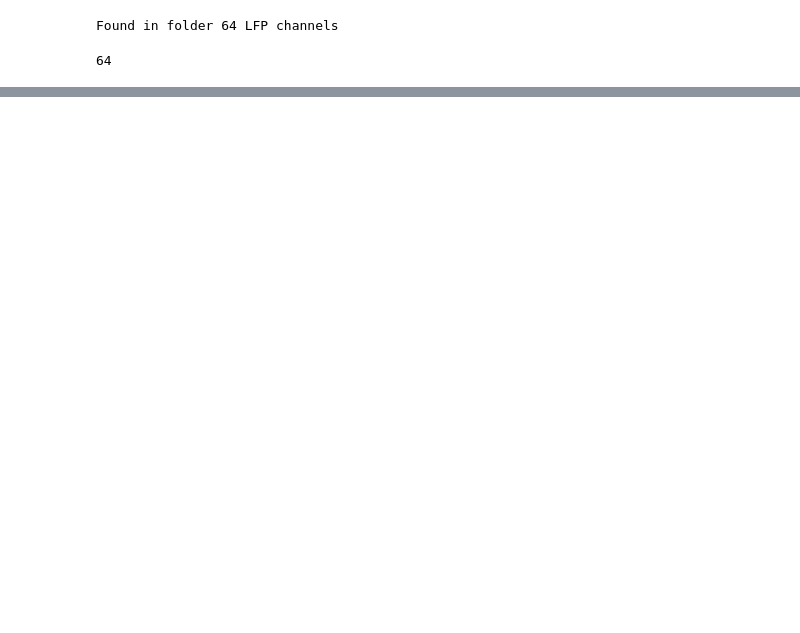
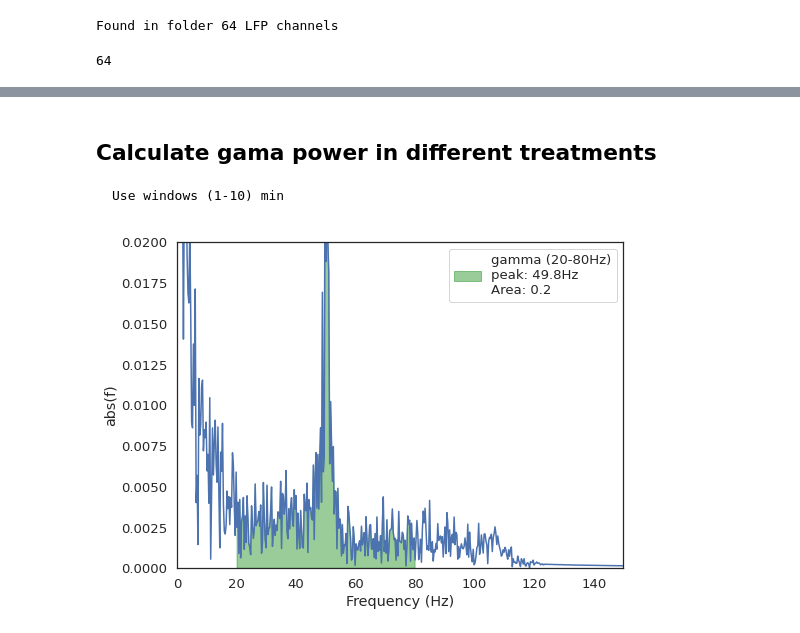
Before and after one commit to cafalchio/EXvivo, a Jupyter notebook: EEG_analysis.ipynb, the cells around one changed output, grey strips where cells are left out. Saved outputs shown, nothing was run; the diff lists cells and outputs as text; code cells hidden in the pictures; blank space fills up the shorter version.

```diff
--- a/EEG_analysis.ipynb
+++ b/EEG_analysis.ipynb
@@ -126,3 +136,17 @@ def read_treatment_times(df, slice):
+# %%
+def calculate_fft(x, window=1):
+    '''Calculates the LFP of the signal in windows n minutes'''
+    win = window * fs * 60
+    g = int(len(x)/win)
+    # print(g)
+    fftx = []
+    for i in range(g):
+        start = i*win
+        end = i*win+win
+        # print(len(data[start:end])/2500)
+        fftx.append(fft(x[start:end], n=2048*4))
+        break
+    return np.array(fftx)
 # %%
 class LFP:
     def __init__(self, path_to_data):
@@ -310,0 +348,33 @@ NameError: ignored
+# %% [markdown]
+## Calculate gama power in different treatments
+
+    Use windows (1-10) min
+# %%
+# Calculate FFT for the signal in windows of 1 minute
+ffts = calculate_fft(slice1_151015_130152.get_data()[0], window=1)
+ffts.mean(axis=0)
+sns.set(font_scale=1.2, style='white')
+max_freq = 1250
+freqs = np.linspace(0, 1, 4096) * 1250
+idx_delta = np.logical_and(freqs >= 20, freqs <= 80)
+plt.figure(figsize=(8,6))
+res_fft = 2*np.abs(ffts.mean(axis=0)[:4096])
+plt.plot(freqs,res_fft)
+plt.xlim(0,150)
+plt.ylim(0,0.02)
+idx = (freqs >=20.) & (freqs<=80)
+x = freqs[idx]
+y = res_fft[idx]
+plt.fill_between(freqs, res_fft, where=idx_delta, color='green', alpha=.4, label =
+                 f'gamma (20-80Hz)\npeak: {x[np.where(y == y.max())][0]:.1f}Hz\nArea: {np.trapz(x=x, y=y):.1f}')
+plt.xlabel('Frequency (Hz)')
+plt.ylabel('abs(f)')
+plt.legend()
+# plt.title('power using notch')
+# plt.savefig('slice1_151015_130152_power_with_notch.jpg')
+plt.show()
+
+
+# print(f'Area under the curve in gamma: {np.trapz(x=x, y = y):.2f},  max frequency {x[np.where(y == y.max())][0]:.2f}Hz')
+# %% [output]
+[figure, added]
```
Also changed, not shown: parts of 22 cells of this notebook.
